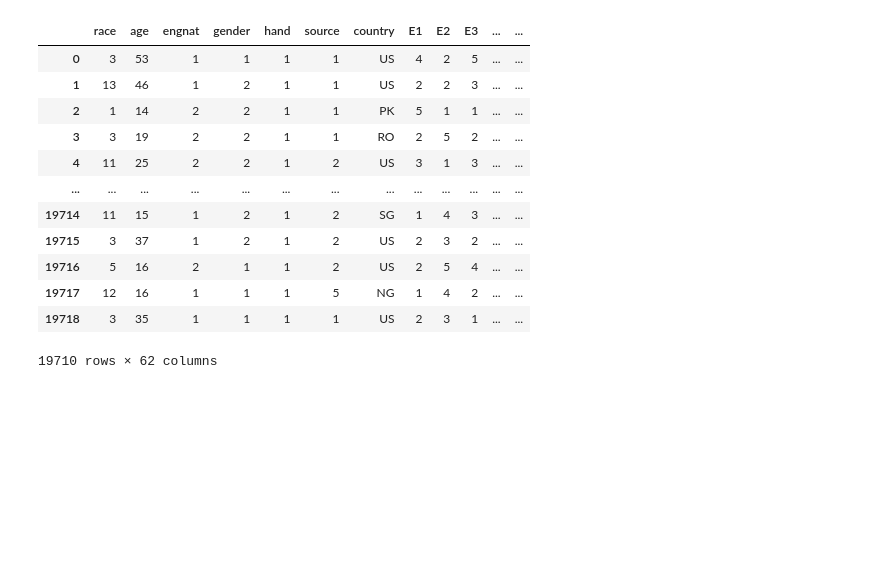
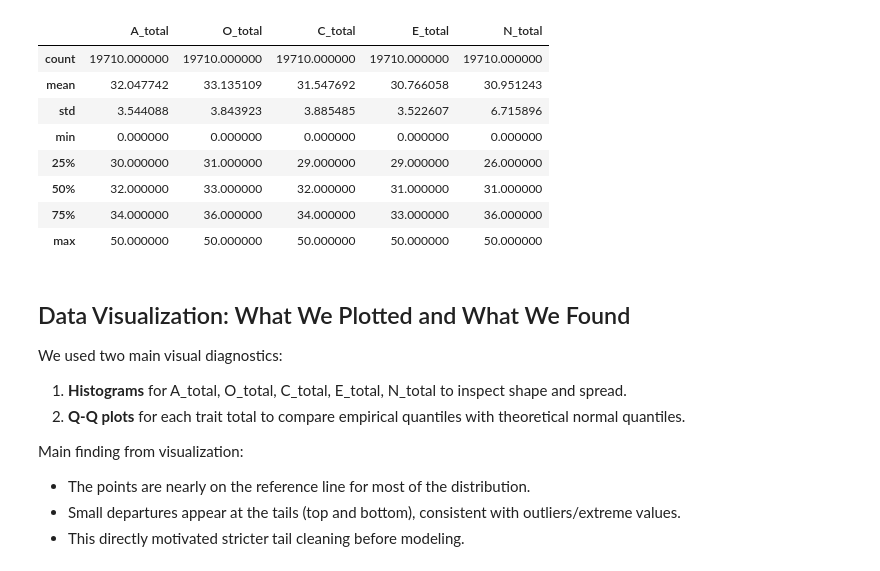
Before and after one commit to OmarDardery/DSM-Project, a Jupyter notebook: oad_big_five.ipynb, the cells around one changed output. Cells and saved outputs as stored; diff of their text form; code cells hidden in the pictures; blank space fills up the shorter version.

```diff
--- a/oad_big_five.ipynb
+++ b/oad_big_five.ipynb
@@ -7,7 +33,16 @@ import pandas as pd
 # %%
+raw_big5_data = pd.read_csv('drafts/datasets/big5-dataset.csv')
+row_count_before_cleaning = len(raw_big5_data)
 
-big5_df = pd.read_csv('drafts/datasets/big5-dataset.csv')
-big5_df.drop_duplicates(inplace=True)
-big5_df.dropna(inplace=True)
-big5_df
+deduplicated_big5_data = raw_big5_data.drop_duplicates().copy()
+row_count_after_deduplication = len(deduplicated_big5_data)
+
+base_clean_big5_data = deduplicated_big5_data.dropna().copy()
+row_count_after_missing_value_removal = len(base_clean_big5_data)
+
+print(f'Rows before cleaning: {row_count_before_cleaning}')
+print(f'Rows after duplicate removal: {row_count_after_deduplication}')
+print(f'Rows after missing-value removal: {row_count_after_missing_value_removal}')
+
+base_clean_big5_data.head()
 # %% [output]
@@ -27,23 +76,40 @@ big5_df
 # %%
+big5_with_trait_totals = base_clean_big5_data.copy()
 
-big5_df['A_total'] = big5_df.filter(regex='^A\\d').sum(axis=1)
-big5_df['O_total'] = big5_df.filter(regex='^O\\d').sum(axis=1)
-big5_df['C_total'] = big5_df.filter(regex='^C\\d').sum(axis=1)
-big5_df['E_total'] = big5_df.filter(regex='^E\\d').sum(axis=1)
-big5_df['N_total'] = big5_df.filter(regex='^N\\d').sum(axis=1)
-big5_df
+trait_item_prefix_by_total_column = {
+    'A_total': '^A\\d',
+    'O_total': '^O\\d',
+    'C_total': '^C\\d',
+    'E_total': '^E\\d',
+    'N_total': '^N\\d'
+}
+
+for trait_total_column, item_regex in trait_item_prefix_by_total_column.items():
+    trait_item_columns = big5_with_trait_totals.filter(regex=item_regex)
+    big5_with_trait_totals[trait_total_column] = trait_item_columns.sum(axis=1)
+
+trait_total_columns = list(trait_item_prefix_by_total_column.keys())
+big5_with_trait_totals[trait_total_columns].describe()
 # %% [output]
-|  | race | age | engnat | gender | hand | source | country | E1 | E2 | E3 | ... | ... |
-| 0 | 3 | 53 | 1 | 1 | 1 | 1 | US | 4 | 2 | 5 | ... | ... |
-| 1 | 13 | 46 | 1 | 2 | 1 | 1 | US | 2 | 2 | 3 | ... | ... |
-| 2 | 1 | 14 | 2 | 2 | 1 | 1 | PK | 5 | 1 | 1 | ... | ... |
-| 3 | 3 | 19 | 2 | 2 | 1 | 1 | RO | 2 | 5 | 2 | ... | ... |
-| 4 | 11 | 25 | 2 | 2 | 1 | 2 | US | 3 | 1 | 3 | ... | ... |
-| ... | ... | ... | ... | ... | ... | ... | ... | ... | ... | ... | ... | ... |
-| 19714 | 11 | 15 | 1 | 2 | 1 | 2 | SG | 1 | 4 | 3 | ... | ... |
-| 19715 | 3 | 37 | 1 | 2 | 1 | 2 | US | 2 | 3 | 2 | ... | ... |
-| 19716 | 5 | 16 | 2 | 1 | 1 | 2 | US | 2 | 5 | 4 | ... | ... |
-| 19717 | 12 | 16 | 1 | 1 | 1 | 5 | NG | 1 | 4 | 2 | ... | ... |
-| 19718 | 3 | 35 | 1 | 1 | 1 | 1 | US | 2 | 3 | 1 | ... | ... |
+|  | A_total | O_total | C_total | E_total | N_total |
+| count | 19710.000000 | 19710.000000 | 19710.000000 | 19710.000000 | 19710.000000 |
+| mean | 32.047742 | 33.135109 | 31.547692 | 30.766058 | 30.951243 |
+| std | 3.544088 | 3.843923 | 3.885485 | 3.522607 | 6.715896 |
+| min | 0.000000 | 0.000000 | 0.000000 | 0.000000 | 0.000000 |
+| 25% | 30.000000 | 31.000000 | 29.000000 | 29.000000 | 26.000000 |
+| 50% | 32.000000 | 33.000000 | 32.000000 | 31.000000 | 31.000000 |
+| 75% | 34.000000 | 36.000000 | 34.000000 | 33.000000 | 36.000000 |
+| max | 50.000000 | 50.000000 | 50.000000 | 50.000000 | 50.000000 |
-19710 rows × 62 columns
+# %% [markdown]
+## Data Visualization: What We Plotted and What We Found
+
+We used two main visual diagnostics:
+
+1. **Histograms** for A_total, O_total, C_total, E_total, N_total to inspect shape and spread.
+2. **Q-Q plots** for each trait total to compare empirical quantiles with theoretical normal quantiles.
+
+Main finding from visualization:
+- The points are nearly on the reference line for most of the distribution.
+- Small departures appear at the tails (top and bottom), consistent with outliers/extreme values.
+- This directly motivated stricter tail cleaning before modeling.
 # %%
```
Also changed, not shown: parts of 22 cells of this notebook, 2 other files.
